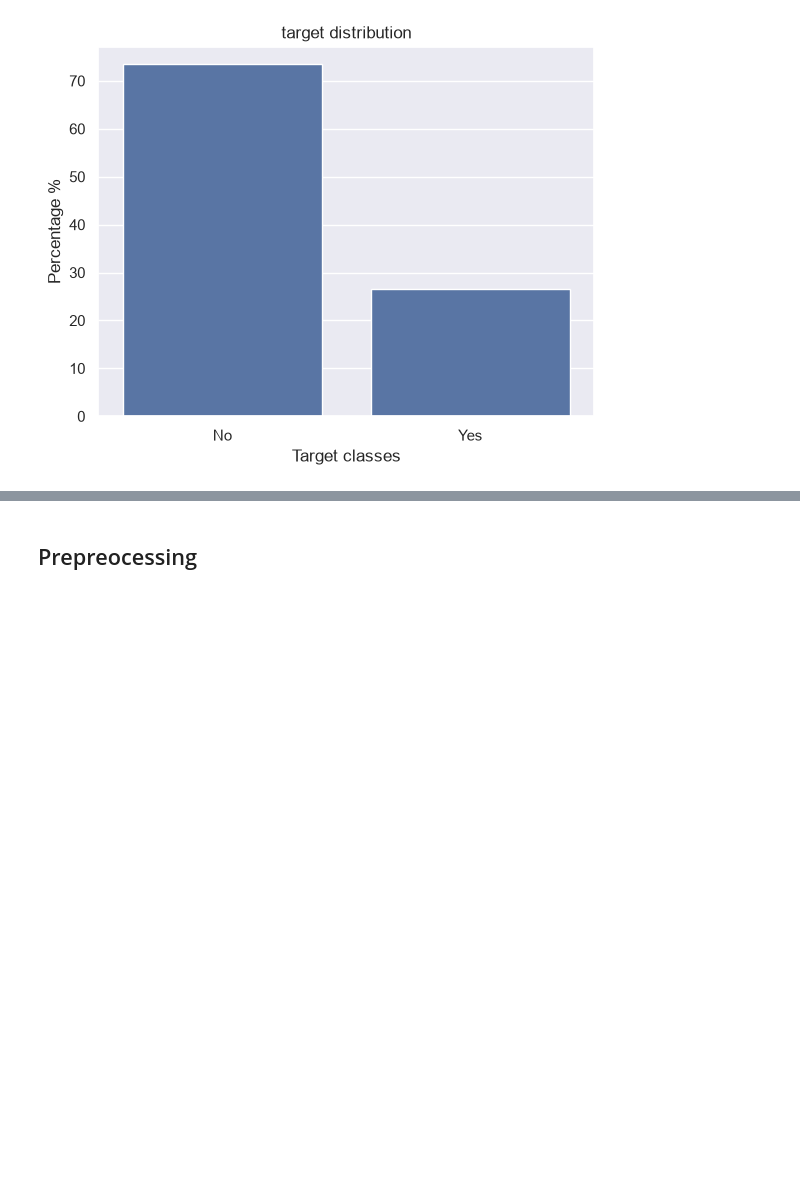
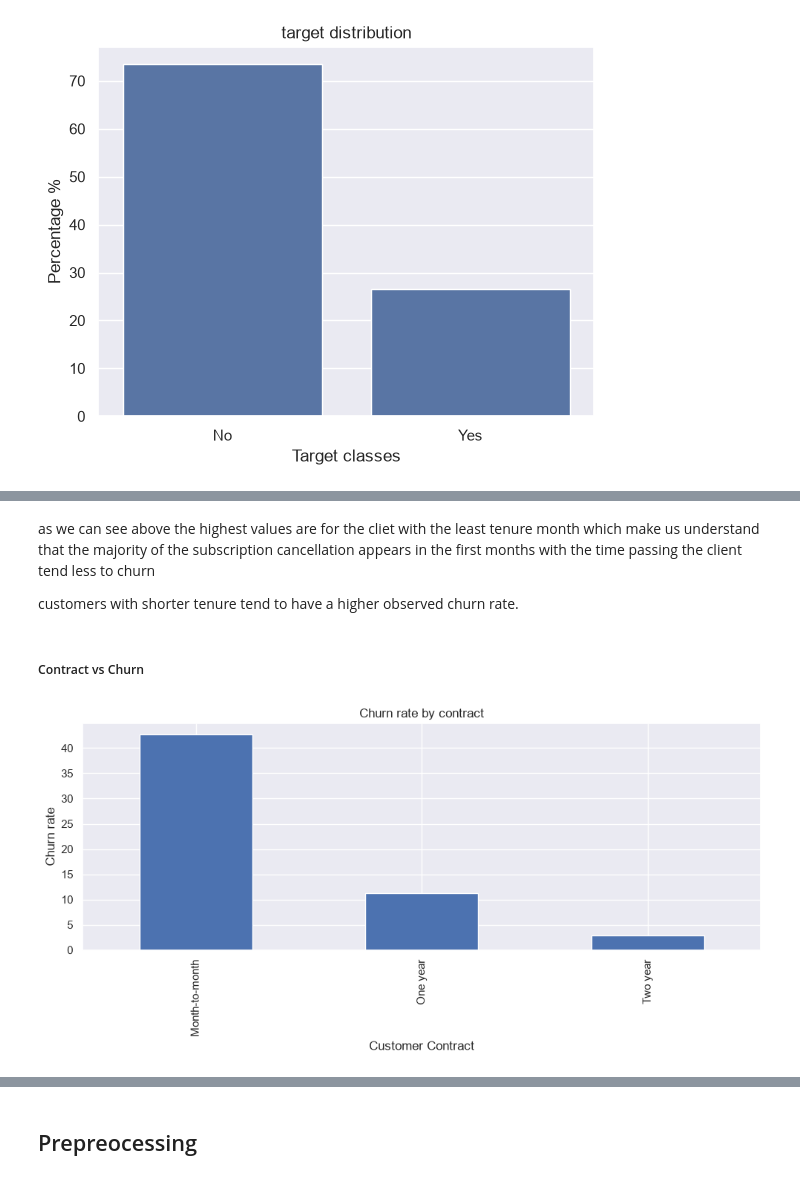
Before and after one commit to rabe156/Telco-Customer-Churn-Prediction, a Jupyter notebook: notebooks/customer_churn_analysis.ipynb, the cells around one changed output, grey strips where cells are left out. Saved outputs shown, nothing was run; the diff lists cells and outputs as text; code cells hidden in the pictures; blank space fills up the shorter version.

```diff
--- a/notebooks/customer_churn_analysis.ipynb
+++ b/notebooks/customer_churn_analysis.ipynb
@@ -199,0 +253,26 @@ we have an imbalanced Dataset with  74 for for negative churn and 26 for postive
+# %% [markdown]
+as we can see above the highest values are for the cliet with the least tenure month which make us understand that the majority of the subscription cancellation appears in the first months with the time passing the client tend less to churn
+
+customers with shorter tenure tend to have a higher observed churn rate.
+# %% [markdown]
+##### Contract vs Churn
+# %%
+churn_rate =Customer.groupby("Contract" , observed=True)["Churn"].apply(
+    lambda x : (x=='Yes').mean()*100
+)
+
+plt.figure(figsize=(10,5))
+churn_rate.plot(
+    kind="bar",
+)
+
+plt.xlabel("Customer Contract")
+plt.ylabel("Churn rate")
+plt.title("Churn rate by contract")
+
+
+#plt.grid(alpha=0.3)
+plt.tight_layout()
+plt.show()
+# %% [output]
+[figure, added]
```
Also changed, not shown: parts of 23 cells of this notebook.
